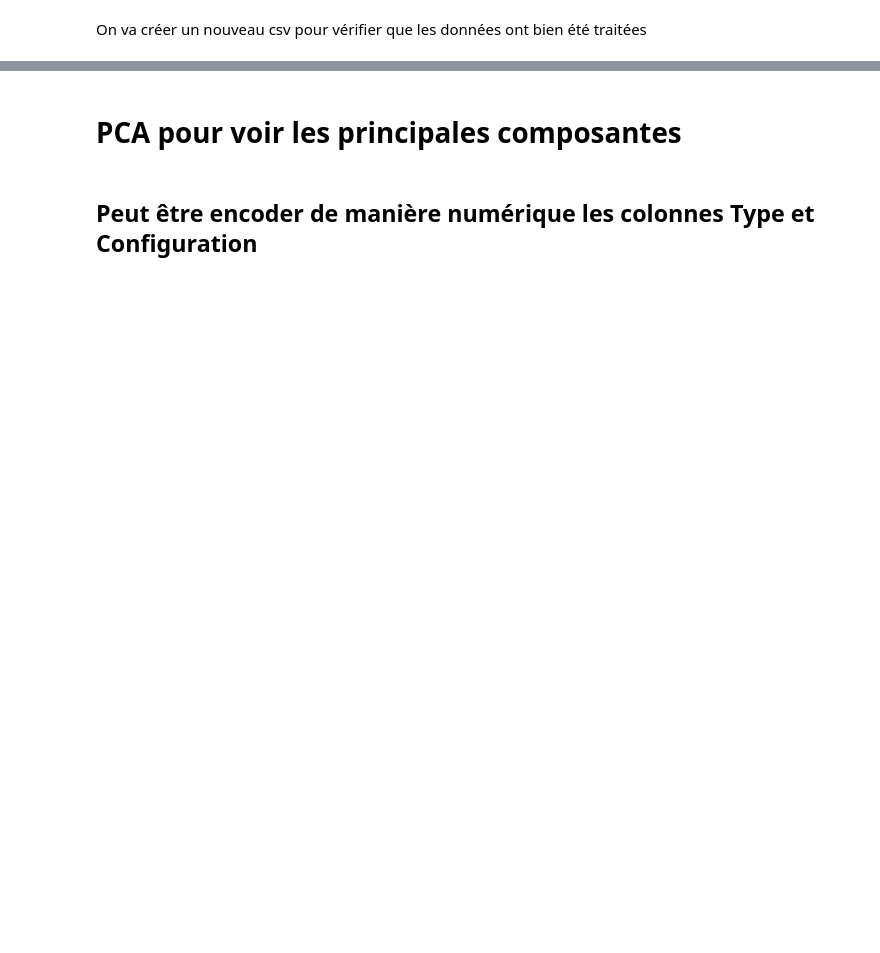
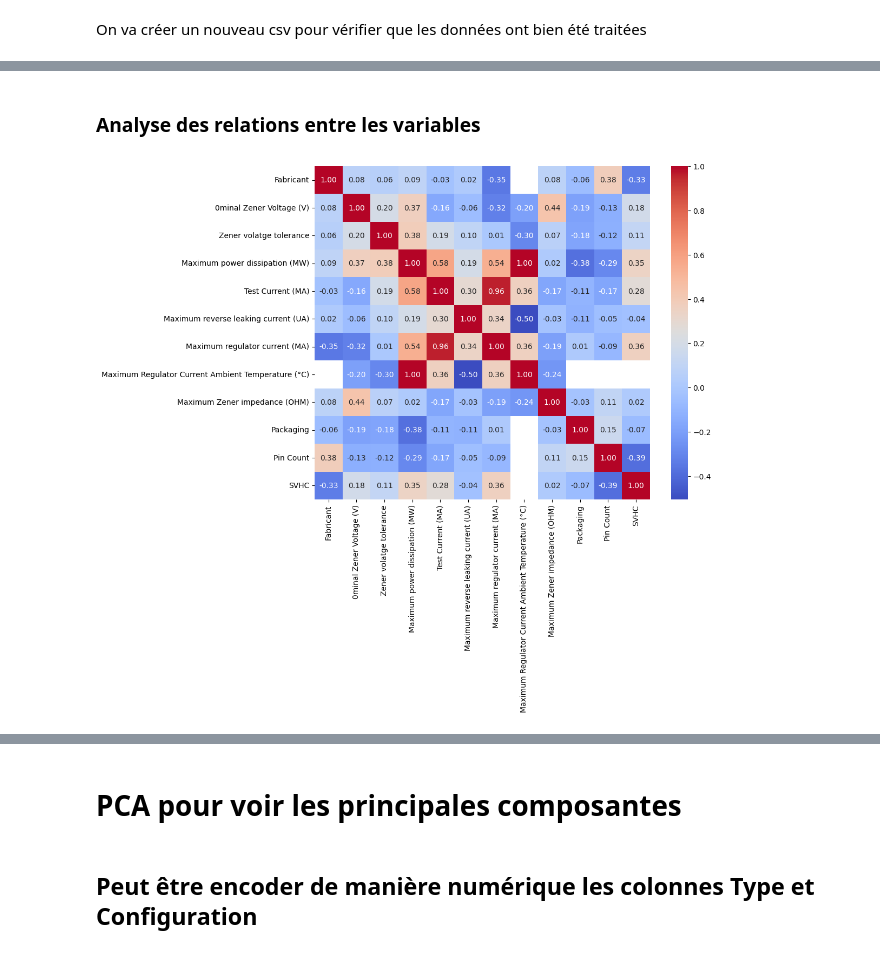
Before and after one commit to coupsim/PSYN_SC_AL, a Jupyter notebook: PSYN.ipynb, the cells around one changed output, grey strips where cells are left out. Cells and saved outputs as stored; diff of their text form; code cells hidden in the pictures; blank space fills up the shorter version.

```diff
--- a/PSYN.ipynb
+++ b/PSYN.ipynb
@@ -233,0 +528,12 @@ print(df_train_ss_ref.dtypes)
+# %% [markdown]
+### Analyse des relations entre les variables
+# %%
+# Sélection des colonnes numériques uniquement
+num_cols = df_train_ss_ref.select_dtypes(include=['float64', 'int64']).columns
+
+# Tracer heatmap de corrélation
+plt.figure(figsize=(10, 8))
+sns.heatmap(df_train_ss_ref[num_cols].corr(), annot=True, cmap="coolwarm", fmt=".2f")
+plt.show()
+# %% [output]
+[figure, added]
```
Also changed, not shown: parts of 59 cells of this notebook.
